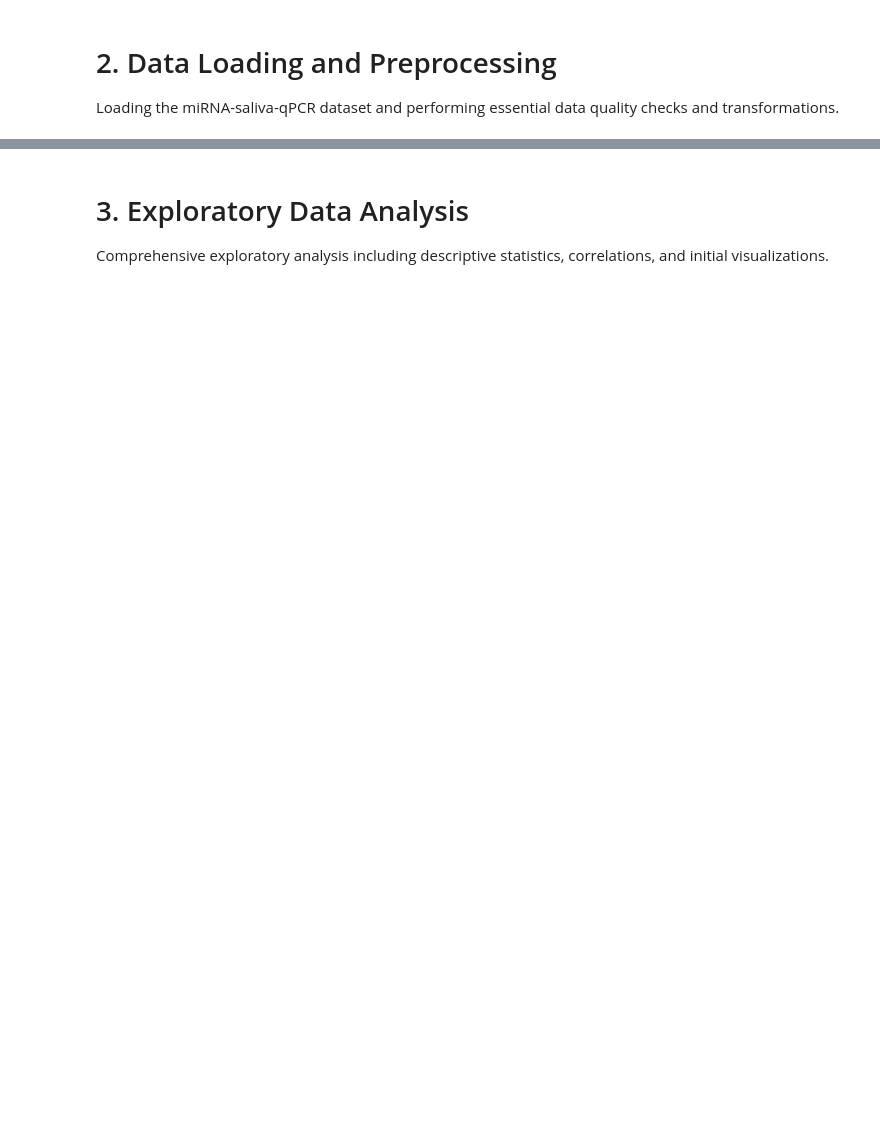
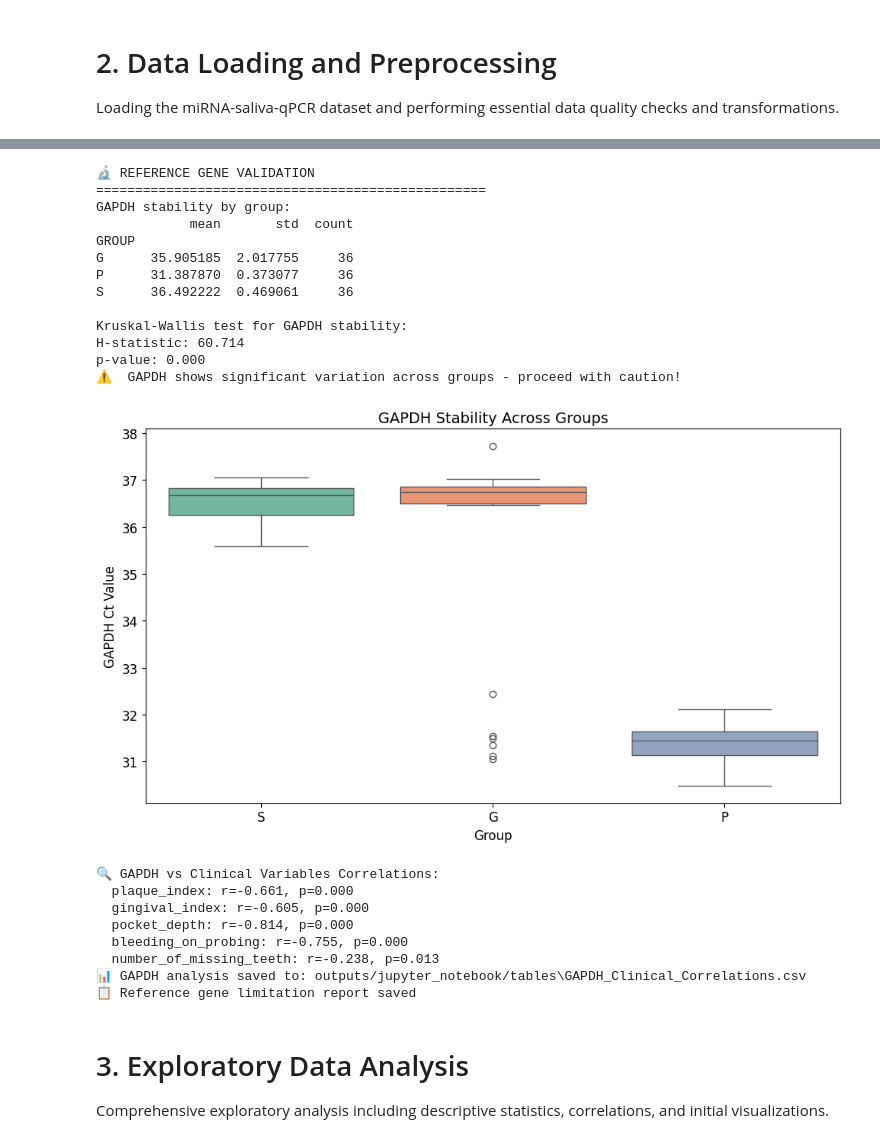
Before and after one commit to Centaurioun/miRNA-saliva-periodontal-analysis-new, a Jupyter notebook: miRNA_Comprehensive_Analysis.ipynb, the cells around one changed output, grey strips where cells are left out. Saved outputs shown, nothing was run; the diff lists cells and outputs as text; code cells hidden in the pictures; blank space fills up the shorter version.

```diff
--- a/miRNA_Comprehensive_Analysis.ipynb
+++ b/miRNA_Comprehensive_Analysis.ipynb
@@ -237,9 +312,11 @@ print("=" * 50)
 # Step 1: Calculate ΔCt (Ct_miRNA - Ct_GAPDH)
 print("Step 1: Calculating ΔCt values...")
 for mirna in ANALYSIS_CONFIG["mirna_targets"]:
-    dct_col = f"dCt_{mirna}"
-    df[dct_col] = df[mirna] - df["GAPDH"]
-    print(f"  ✓ {dct_col} = {mirna} - GAPDH")
+    # Create clean miRNA name for derived columns
+    clean_mirna = mirna.replace("mean_", "")
+    dct_col = f"dCt_{clean_mirna}"
+    df[dct_col] = df[mirna] - df["mean_GAPDH"]
+    print(f"  ✓ {dct_col} = {mirna} - mean_GAPDH")
 
 # Step 2: Calculate calibrator values (mean ΔCt for Healthy group)
 print("\nStep 2: Calculating calibrator values (Healthy group means)...")
@@ -247,24 +324,27 @@ healthy_group = df[df["GROUP"] == "S"]
 calibrators = {}
 
 for mirna in ANALYSIS_CONFIG["mirna_targets"]:
-    dct_col = f"dCt_{mirna}"
+    clean_mirna = mirna.replace("mean_", "")
+    dct_col = f"dCt_{clean_mirna}"
     calibrator_value = healthy_group[dct_col].mean()
-    calibrators[mirna] = calibrator_value
-    print(f"  ✓ Calibrator for {mirna}: {calibrator_value:.3f}")
+    calibrators[clean_mirna] = calibrator_value
+    print(f"  ✓ Calibrator for {clean_mirna}: {calibrator_value:.3f}")
 
 # Step 3: Calculate ΔΔCt (ΔCt_sample - ΔCt_calibrator)
 print("\nStep 3: Calculating ΔΔCt values...")
 for mirna in ANALYSIS_CONFIG["mirna_targets"]:
-    dct_col = f"dCt_{mirna}"
-    ddct_col = f"ddCt_{mirna}"
-    df[ddct_col] = df[dct_col] - calibrators[mirna]
-    print(f"  ✓ {ddct_col} = {dct_col} - {calibrators[mirna]:.3f}")
+    clean_mirna = mirna.replace("mean_", "")
+    dct_col = f"dCt_{clean_mirna}"
+    ddct_col = f"ddCt_{clean_mirna}"
+    df[ddct_col] = df[dct_col] - calibrators[clean_mirna]
+    print(f"  ✓ {ddct_col} = {dct_col} - {calibrators[clean_mirna]:.3f}")
 
 # Step 4: Calculate RQ values (2^(-ΔΔCt))
 print("\nStep 4: Calculating RQ values (2^(-ΔΔCt))...")
 for mirna in ANALYSIS_CONFIG["mirna_targets"]:
-    ddct_col = f"ddCt_{mirna}"
-    rq_col = f"RQ_{mirna}"
+    clean_mirna = mirna.replace("mean_", "")
+    ddct_col = f"ddCt_{clean_mirna}"
+    rq_col = f"RQ_{clean_mirna}"
     df[rq_col] = 2 ** (-df[ddct_col])
     print(f"  ✓ {rq_col} = 2^(-{ddct_col})")
 
@@ -283,6 +363,6 @@ print(
 print("\n📊 TRANSFORMATION RESULTS PREVIEW")
 print("=" * 50)
 transformation_cols = ["GROUP"] + [
-    f"RQ_{mirna}" for mirna in ANALYSIS_CONFIG["mirna_targets"]
+    f"RQ_{mirna.replace('mean_', '')}" for mirna in ANALYSIS_CONFIG["mirna_targets"]
 ]
 print(df[transformation_cols].head(10))
@@ -292,13 +390,13 @@ print("🔬 REFERENCE GENE VALIDATION")
 print("=" * 50)
 
 # Test GAPDH stability across groups
-gapdh_by_group = df.groupby("GROUP")["GAPDH"].agg(["mean", "std", "count"])
+gapdh_by_group = df.groupby("GROUP")["mean_GAPDH"].agg(["mean", "std", "count"])
 print("GAPDH stability by group:")
 print(gapdh_by_group)
 
 # Statistical test for GAPDH stability
 groups = [
-    df[df["GROUP"] == group]["GAPDH"].values for group in ANALYSIS_CONFIG["groups"]
+    df[df["GROUP"] == group]["mean_GAPDH"].values for group in ANALYSIS_CONFIG["groups"]
 ]
 kruskal_stat, kruskal_p = kruskal(*groups)
 print(f"\nKruskal-Wallis test for GAPDH stability:")
@@ -312,7 +410,7 @@ else:
 
 # Create GAPDH stability plot
 plt.figure(figsize=(10, 6))
-sns.boxplot(data=df, x="GROUP", y="GAPDH", palette="Set2")
+sns.boxplot(data=df, x="GROUP", y="mean_GAPDH", palette="Set2")
 plt.title("GAPDH Stability Across Groups")
 plt.ylabel("GAPDH Ct Value")
 plt.xlabel("Group")
@@ -327,7 +425,7 @@ print("\n🔍 GAPDH vs Clinical Variables Correlations:")
 gapdh_correlations = []
 for clinical_var in ANALYSIS_CONFIG["clinical_vars"]:
     if clinical_var in df.columns:
-        corr, p_val = pearsonr(df["GAPDH"], df[clinical_var])
+        corr, p_val = pearsonr(df["mean_GAPDH"], df[clinical_var])
         gapdh_correlations.append(
             {"Clinical_Variable": clinical_var, "Correlation": corr, "P_Value": p_val}
         )
@@ -339,33 +437,56 @@ gapdh_corr_df.to_csv(
     get_output_path("GAPDH_Clinical_Correlations.csv", "tables"), index=False
 )
 
 print(
     f"📊 GAPDH analysis saved to: {get_output_path('GAPDH_Clinical_Correlations.csv', 'tables')}"
 )
 
 # Document reference gene limitation
 limitation_report = f"""
 REFERENCE GENE LIMITATION REPORT
 Generated: {datetime.now().strftime('%Y-%m-%d %H:%M:%S')}
 
 Single Reference Gene Analysis:
 - Reference gene: GAPDH
 - Stability across groups: {'STABLE' if kruskal_p >= 0.05 else 'UNSTABLE'}
 - Kruskal-Wallis p-value: {kruskal_p:.6f}
 
 Limitations:
 1. Single reference gene may not capture all sources of technical variation
 2. Multiple reference genes are recommended for robust normalization
 3. Results should be interpreted considering potential reference gene bias
 4. Future validation with additional reference genes is recommended
 
 Recommendation: Consider validating key findings with alternative reference genes
 """
 
 with open(get_output_path("Reference_Gene_Limitation_Report.txt", "tables"), "w") as f:
     f.write(limitation_report)
 
 print("📋 Reference gene limitation report saved")
+# %% [output]
+🔬 REFERENCE GENE VALIDATION
+==================================================
+GAPDH stability by group:
+            mean       std  count
+GROUP
+G      35.905185  2.017755     36
+P      31.387870  0.373077     36
+S      36.492222  0.469061     36
+
+Kruskal-Wallis test for GAPDH stability:
+H-statistic: 60.714
+p-value: 0.000
+⚠️  GAPDH shows significant variation across groups - proceed with caution!
+[figure, added]
+🔍 GAPDH vs Clinical Variables Correlations:
+  plaque_index: r=-0.661, p=0.000
+  gingival_index: r=-0.605, p=0.000
+  pocket_depth: r=-0.814, p=0.000
+  bleeding_on_probing: r=-0.755, p=0.000
+  number_of_missing_teeth: r=-0.238, p=0.013
+📊 GAPDH analysis saved to: outputs/jupyter_notebook/tables\GAPDH_Clinical_Correlations.csv
+📋 Reference gene limitation report saved
 # %% [markdown]
 # 3. Exploratory Data Analysis
 
```
Also changed, not shown: parts of 17 cells of this notebook, 41 other files.
